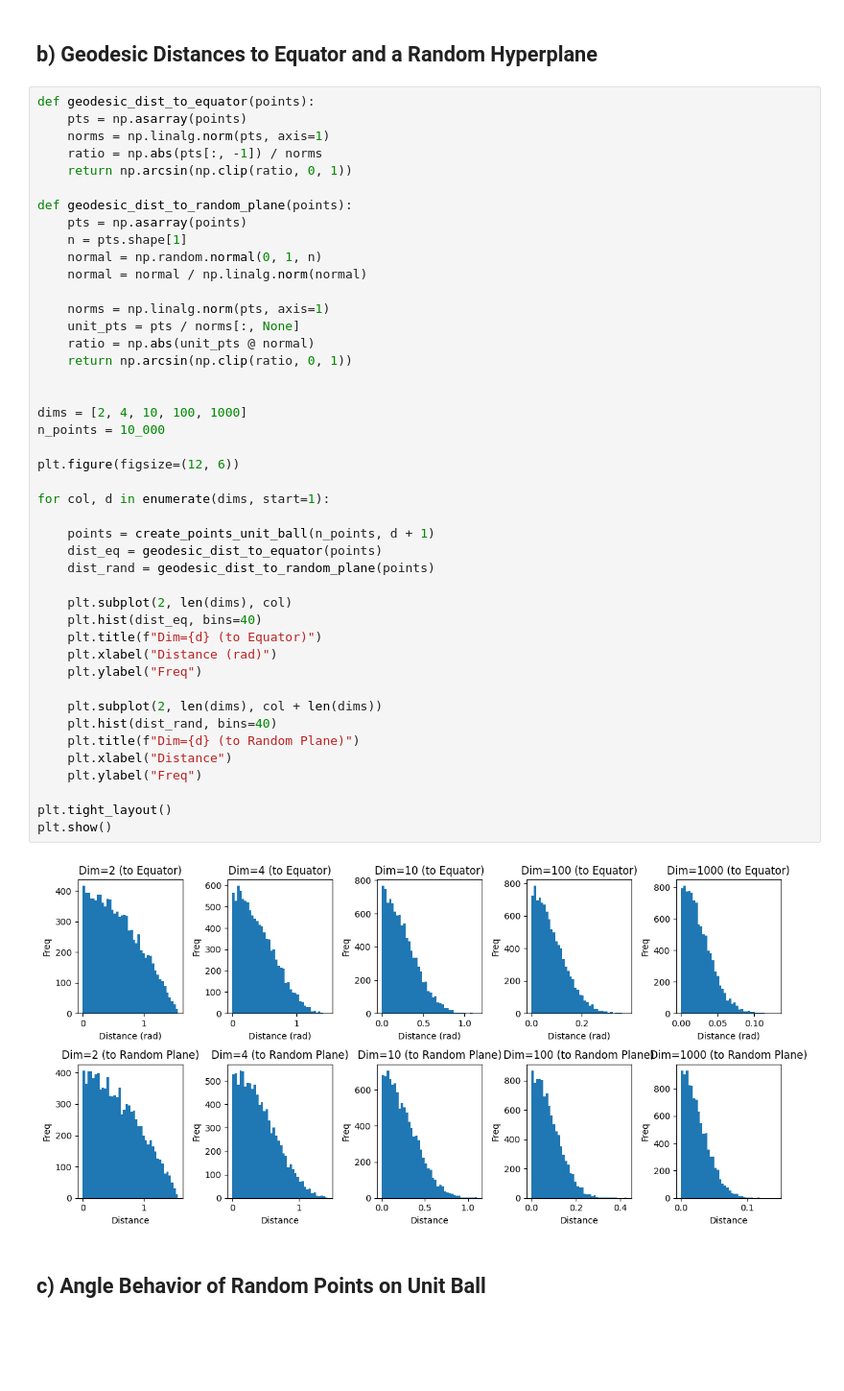
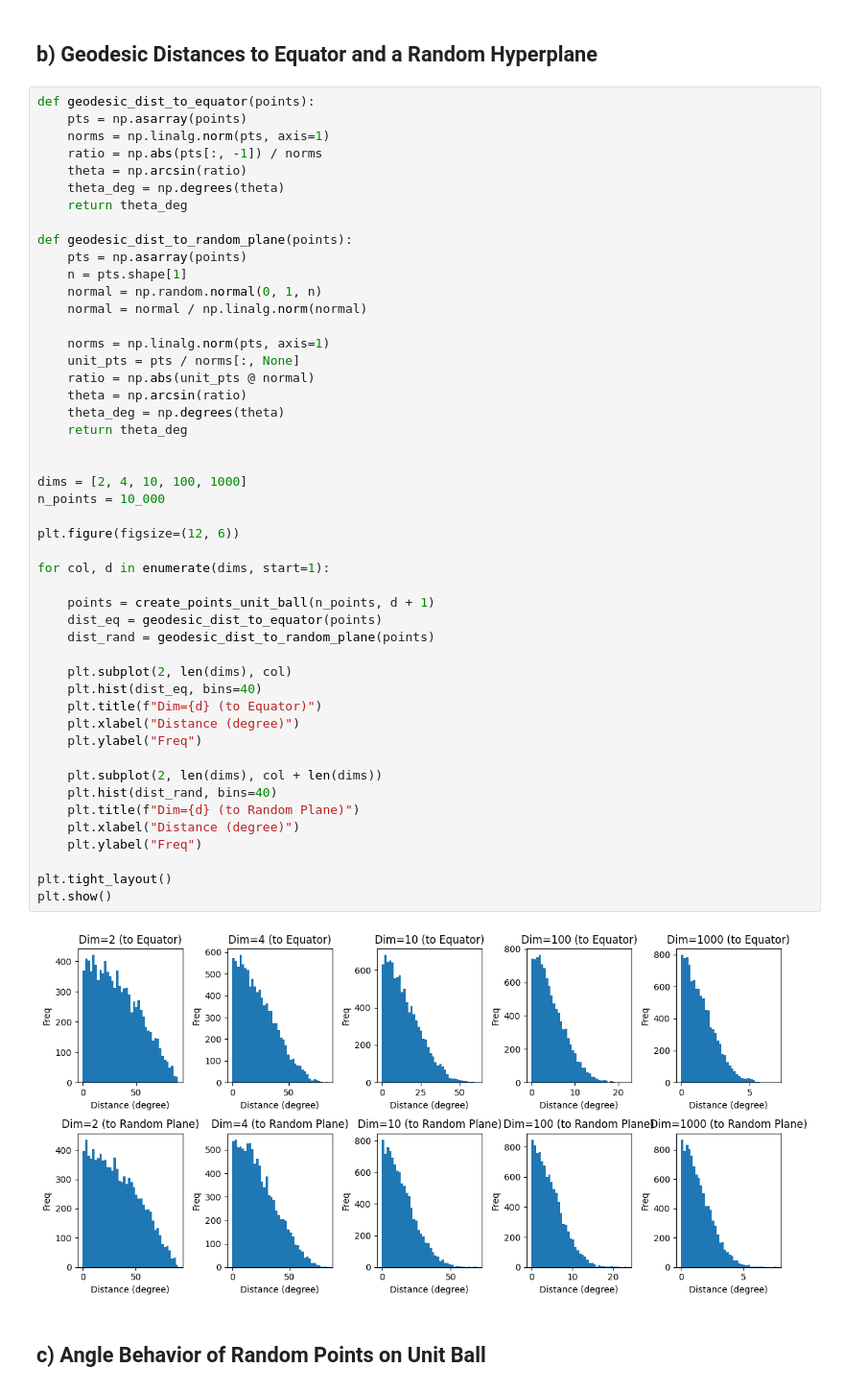
Before and after one commit to pouriaSameti/Mathematics-For-Data-Science, a Jupyter notebook: Project 1/code.ipynb, the cells around one changed output. Shown: that part at 96% size. Cells and saved outputs as stored; diff of their text form; blank space fills up the shorter version.

```diff
--- a/Project 1/code.ipynb
+++ b/Project 1/code.ipynb
@@ -63,7 +63,9 @@ def geodesic_dist_to_equator(points):
     pts = np.asarray(points)
     norms = np.linalg.norm(pts, axis=1)
     ratio = np.abs(pts[:, -1]) / norms
-    return np.arcsin(np.clip(ratio, 0, 1))
+    theta = np.arcsin(ratio)
+    theta_deg = np.degrees(theta)
+    return theta_deg
 
 def geodesic_dist_to_random_plane(points):
     pts = np.asarray(points)
@@ -73,37 +75,39 @@ def geodesic_dist_to_random_plane(points):
 
     norms = np.linalg.norm(pts, axis=1)
     unit_pts = pts / norms[:, None]
     ratio = np.abs(unit_pts @ normal)
-    return np.arcsin(np.clip(ratio, 0, 1))
+    theta = np.arcsin(ratio)
+    theta_deg = np.degrees(theta)
+    return theta_deg
 
 
 dims = [2, 4, 10, 100, 1000]
 n_points = 10_000
 
 plt.figure(figsize=(12, 6))
 
 for col, d in enumerate(dims, start=1):
 
     points = create_points_unit_ball(n_points, d + 1)
     dist_eq = geodesic_dist_to_equator(points)
     dist_rand = geodesic_dist_to_random_plane(points)
 
     plt.subplot(2, len(dims), col)
     plt.hist(dist_eq, bins=40)
     plt.title(f"Dim={d} (to Equator)")
-    plt.xlabel("Distance (rad)")
+    plt.xlabel("Distance (degree)")
     plt.ylabel("Freq")
 
     plt.subplot(2, len(dims), col + len(dims))
     plt.hist(dist_rand, bins=40)
     plt.title(f"Dim={d} (to Random Plane)")
-    plt.xlabel("Distance")
+    plt.xlabel("Distance (degree)")
     plt.ylabel("Freq")
 
 plt.tight_layout()
 plt.show()
 # %% [output]
-[figure, old version]
+[figure, new version]
 # %% [markdown]
 ## c) Angle Behavior of Random Points on Unit Ball
 # %%
```
Also changed, not shown: parts of 3 cells of this notebook.
